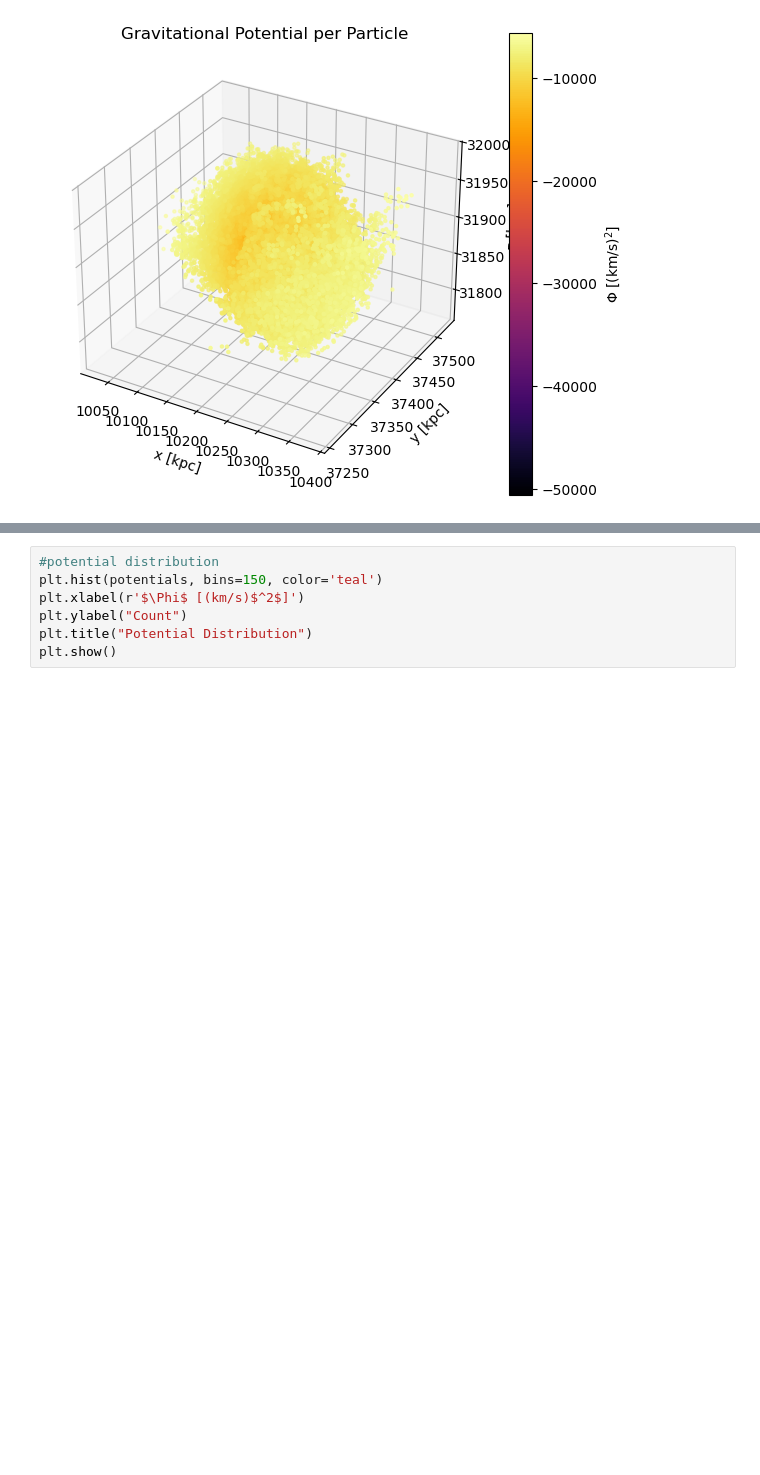
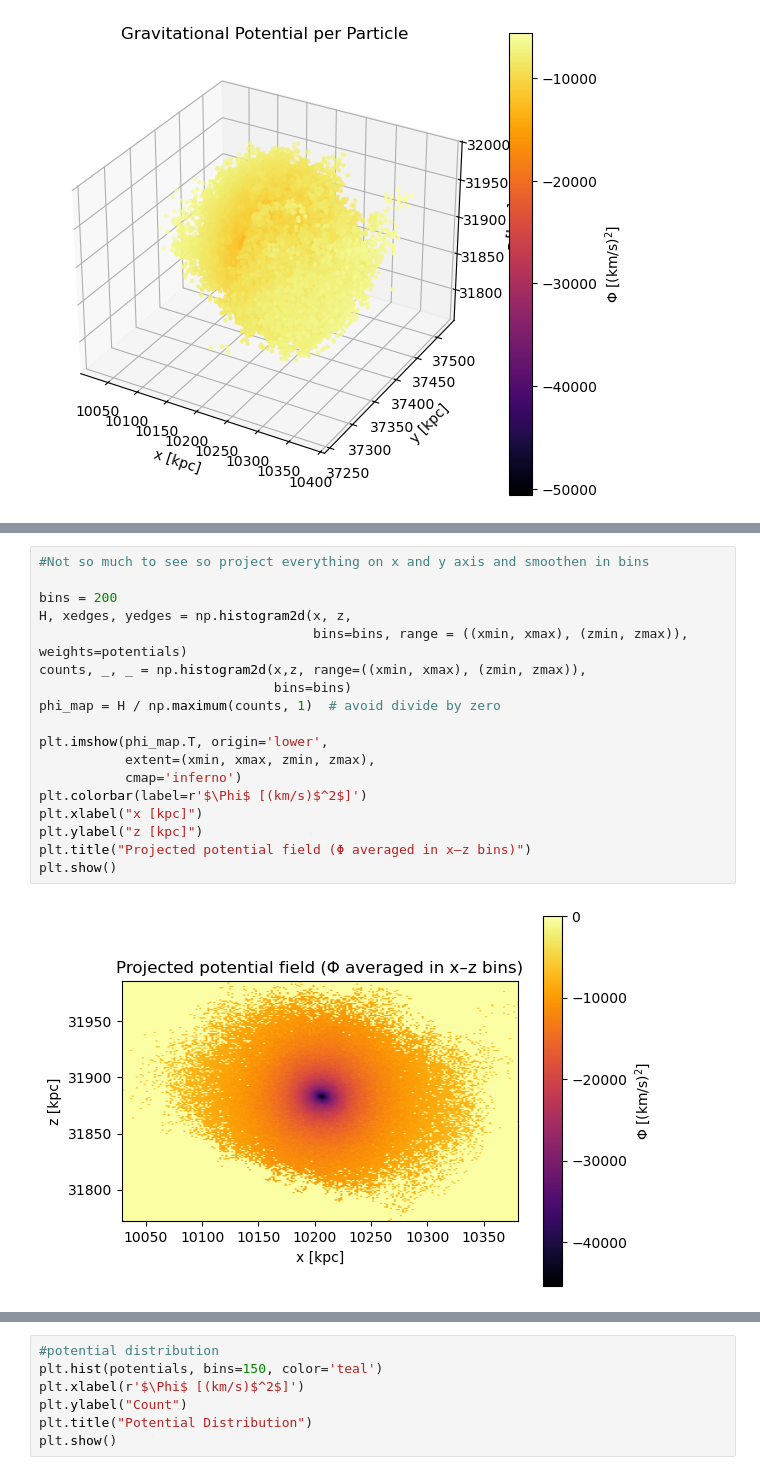
Before and after one commit to gvansan/TANA_notebooks, a Jupyter notebook: Project/hdf5_file_mathijs.ipynb, the cells around one changed output, grey strips where cells are left out. Drawn from its saved outputs; the diff is of its cells as text; blank space fills up the shorter version.

```diff
--- a/Project/hdf5_file_mathijs.ipynb
+++ b/Project/hdf5_file_mathijs.ipynb
@@ -291,0 +300,20 @@ plt.show()
+# %%
+#Not so much to see so project everything on x and y axis and smoothen in bins
+
+bins = 200
+H, xedges, yedges = np.histogram2d(x, z,
+                                   bins=bins, range = ((xmin, xmax), (zmin, zmax)), weights=potentials)
+counts, _, _ = np.histogram2d(x,z, range=((xmin, xmax), (zmin, zmax)),
+                              bins=bins)
+phi_map = H / np.maximum(counts, 1)  # avoid divide by zero
+
+plt.imshow(phi_map.T, origin='lower',
+           extent=(xmin, xmax, zmin, zmax),
+           cmap='inferno')
+plt.colorbar(label=r'$\Phi$ [(km/s)$^2$]')
+plt.xlabel("x [kpc]")
+plt.ylabel("z [kpc]")
+plt.title("Projected potential field (Φ averaged in x–z bins)")
+plt.show()
+# %% [output]
+[figure, added]
```
Also changed, not shown: parts of 6 cells of this notebook.
